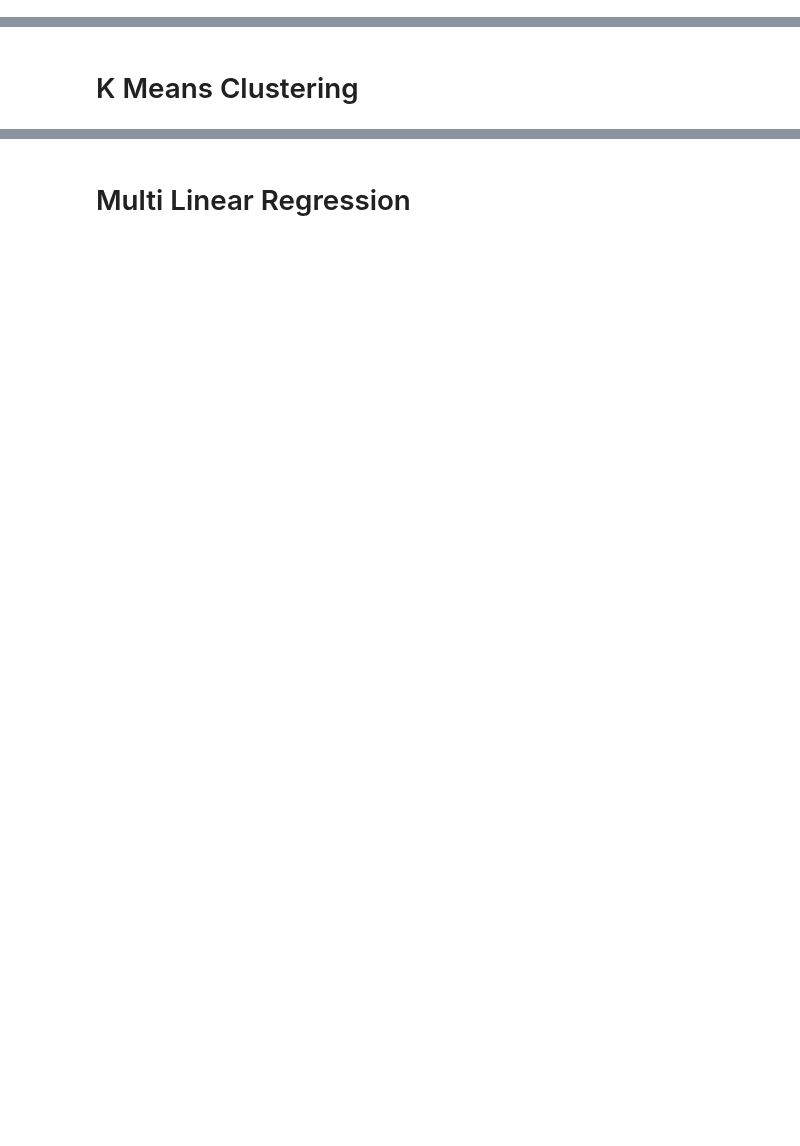
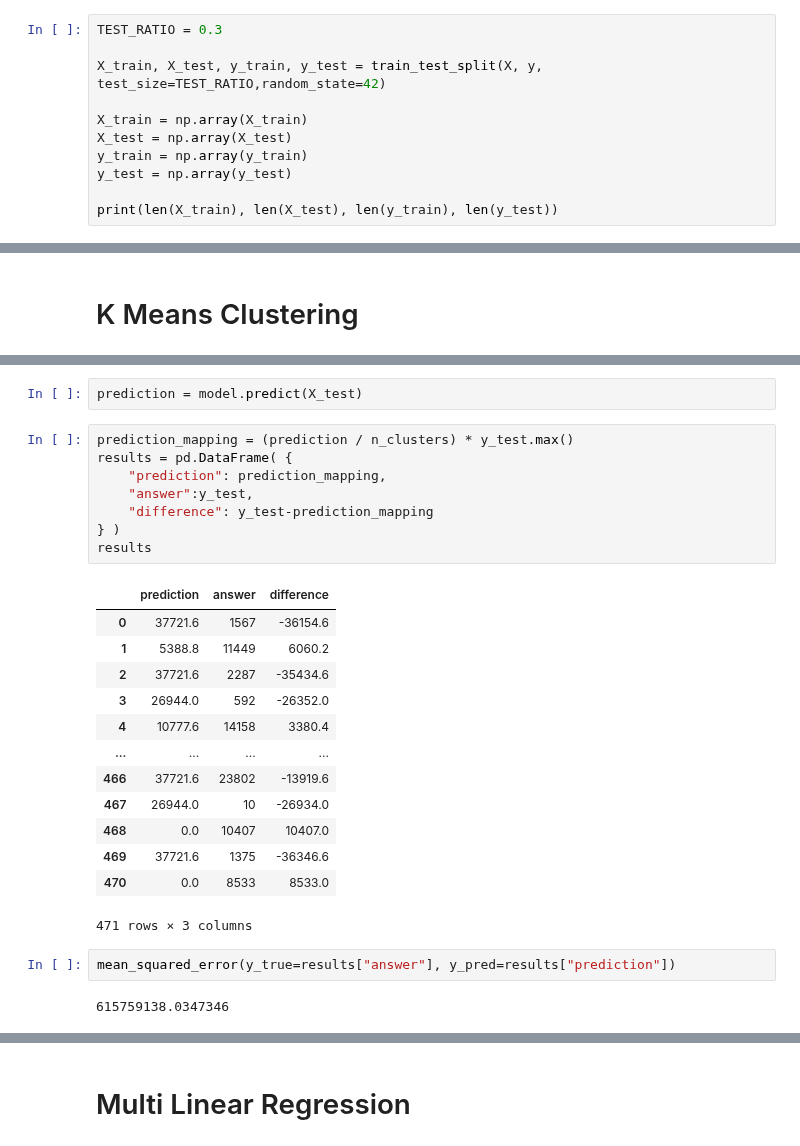
Before and after one commit to devinshende/learning-ml, a Jupyter notebook: prediction.ipynb, the cells around one changed output, grey strips where cells are left out. Drawn from its saved outputs; the diff is of its cells as text; blank space fills up the shorter version.

```diff
--- a/prediction.ipynb
+++ b/prediction.ipynb
@@ -27,0 +34,11 @@ Now let's try to make some models and see what we can do!
+# %%
+TEST_RATIO = 0.3
+
+X_train, X_test, y_train, y_test = train_test_split(X, y, test_size=TEST_RATIO,random_state=42)
+
+X_train = np.array(X_train)
+X_test = np.array(X_test)
+y_train = np.array(y_train)
+y_test = np.array(y_test)
+
+print(len(X_train), len(X_test), len(y_train), len(y_test))
@@ -29,0 +66,28 @@ Now let's try to make some models and see what we can do!
+# %%
+prediction = model.predict(X_test)
+# %%
+prediction_mapping = (prediction / n_clusters) * y_test.max()
+results = pd.DataFrame( {
+    "prediction": prediction_mapping,
+    "answer":y_test,
+    "difference": y_test-prediction_mapping
+} )
+results
+# %% [output]
+|  | prediction | answer | difference |
+| 0 | 37721.6 | 1567 | -36154.6 |
+| 1 | 5388.8 | 11449 | 6060.2 |
+| 2 | 37721.6 | 2287 | -35434.6 |
+| 3 | 26944.0 | 592 | -26352.0 |
+| 4 | 10777.6 | 14158 | 3380.4 |
+| ... | ... | ... | ... |
+| 466 | 37721.6 | 23802 | -13919.6 |
+| 467 | 26944.0 | 10 | -26934.0 |
+| 468 | 0.0 | 10407 | 10407.0 |
+| 469 | 37721.6 | 1375 | -36346.6 |
+| 470 | 0.0 | 8533 | 8533.0 |
+471 rows × 3 columns
+# %%
+mean_squared_error(y_true=results["answer"], y_pred=results["prediction"])
+# %% [output]
+615759138.0347346
```
Also changed, not shown: parts of 9 cells of this notebook, 2 other files.
